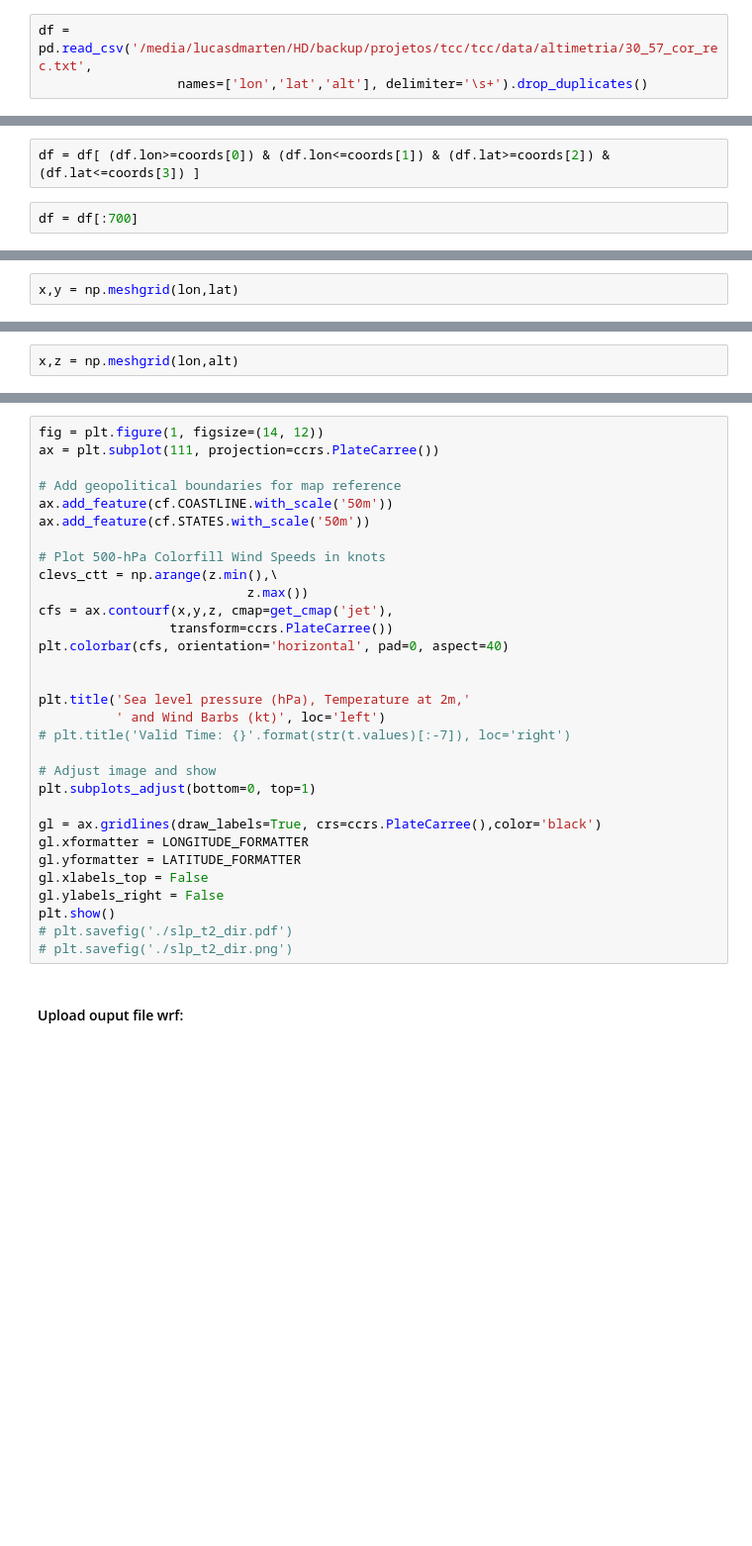
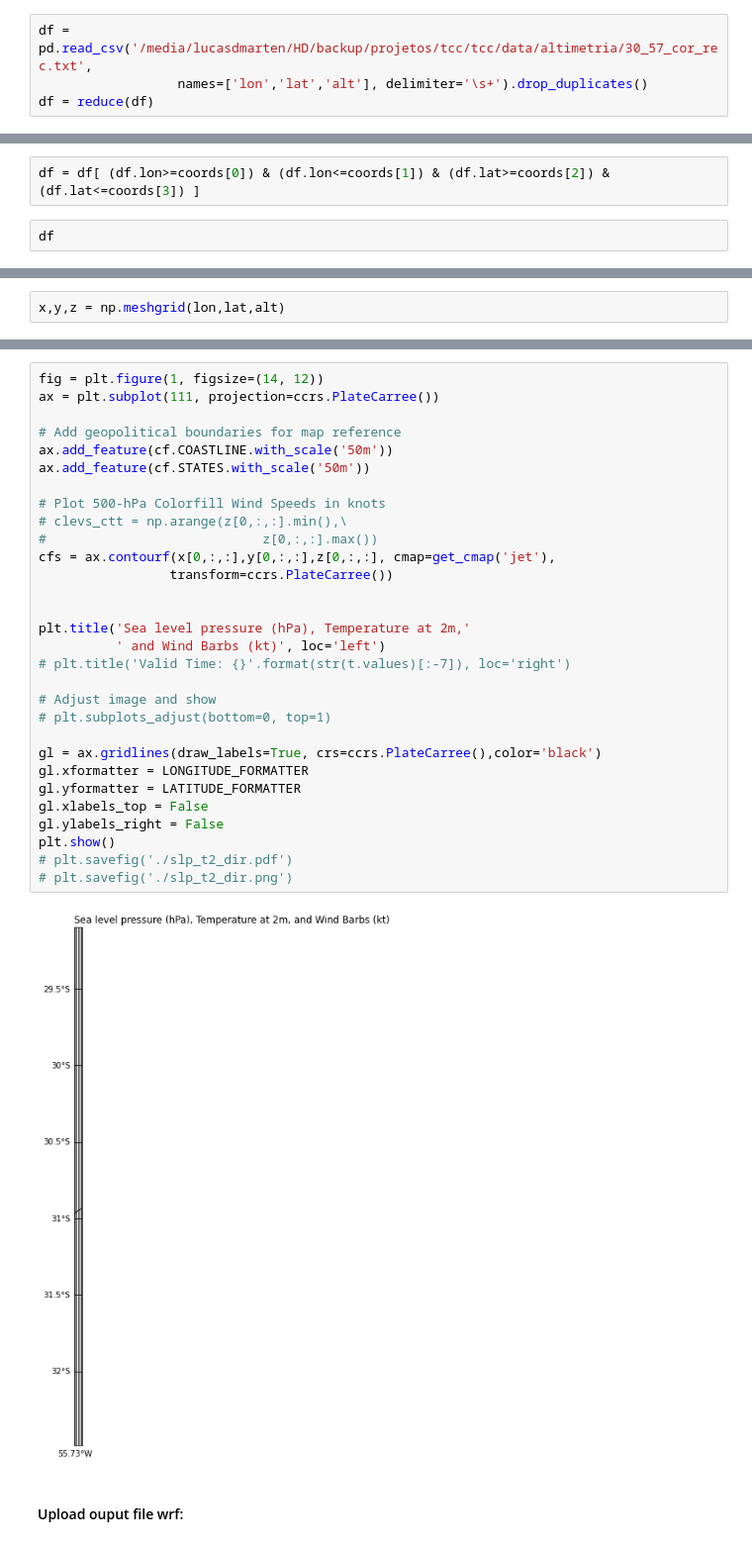
Before and after one commit to lucasdmarten/tcc, a Jupyter notebook: jupyter_scripts/topografia.ipynb, the cells around one changed output, grey strips where cells are left out. Shown: that part at 99% size. Cells and saved outputs as stored; diff of their text form; blank space fills up the shorter version.

```diff
--- a/jupyter_scripts/topografia.ipynb
+++ b/jupyter_scripts/topografia.ipynb
@@ -26,6 +27,7 @@ import cartopy.feature as cf
 # %%
 df = pd.read_csv('/media/lucasdmarten/HD/backup/projetos/tcc/tcc/data/altimetria/30_57_cor_rec.txt',
                   names=['lon','lat','alt'], delimiter='\s+').drop_duplicates()
+df = reduce(df)
 # %%
 coords = (-55.736647725973654, -55.68136510684949, -30.85747533191794, -30.790008823154768)
 coords[0]
@@ -32,4 +36,4 @@ coords[0]
 # %%
 df = df[ (df.lon>=coords[0]) & (df.lon<=coords[1]) & (df.lat>=coords[2]) & (df.lat<=coords[3]) ]
 # %%
-df = df[:700]
+df
@@ -41,2 +107,2 @@ lon.shape,lat.shape,alt.shape
 # %%
-x,y = np.meshgrid(lon,lat)
+x,y,z = np.meshgrid(lon,lat,alt)
@@ -43,2 +110,0 @@ x,y = np.meshgrid(lon,lat)
-# %%
-x,z = np.meshgrid(lon,alt)
@@ -45,34 +131,35 @@ x,z = np.meshgrid(lon,alt)
 # %%
 fig = plt.figure(1, figsize=(14, 12))
 ax = plt.subplot(111, projection=ccrs.PlateCarree())
 
 # Add geopolitical boundaries for map reference
 ax.add_feature(cf.COASTLINE.with_scale('50m'))
 ax.add_feature(cf.STATES.with_scale('50m'))
 
 # Plot 500-hPa Colorfill Wind Speeds in knots
-clevs_ctt = np.arange(z.min(),\
-                           z.max())
-cfs = ax.contourf(x,y,z, cmap=get_cmap('jet'),
+# clevs_ctt = np.arange(z[0,:,:].min(),\
+#                            z[0,:,:].max())
+cfs = ax.contourf(x[0,:,:],y[0,:,:],z[0,:,:], cmap=get_cmap('jet'),
                  transform=ccrs.PlateCarree())
-plt.colorbar(cfs, orientation='horizontal', pad=0, aspect=40)
 
 
 plt.title('Sea level pressure (hPa), Temperature at 2m,'
           ' and Wind Barbs (kt)', loc='left')
 # plt.title('Valid Time: {}'.format(str(t.values)[:-7]), loc='right')
 
 # Adjust image and show
-plt.subplots_adjust(bottom=0, top=1)
+# plt.subplots_adjust(bottom=0, top=1)
 
 gl = ax.gridlines(draw_labels=True, crs=ccrs.PlateCarree(),color='black')
 gl.xformatter = LONGITUDE_FORMATTER
 gl.yformatter = LATITUDE_FORMATTER
 gl.xlabels_top = False
 gl.ylabels_right = False
 plt.show()
 # plt.savefig('./slp_t2_dir.pdf')
 # plt.savefig('./slp_t2_dir.png')
+# %% [output]
+[figure, added]
 # %% [markdown]
 #### Upload ouput file wrf:
 # %%
```
Also changed, not shown: parts of 9 cells of this notebook, 10 other files.
